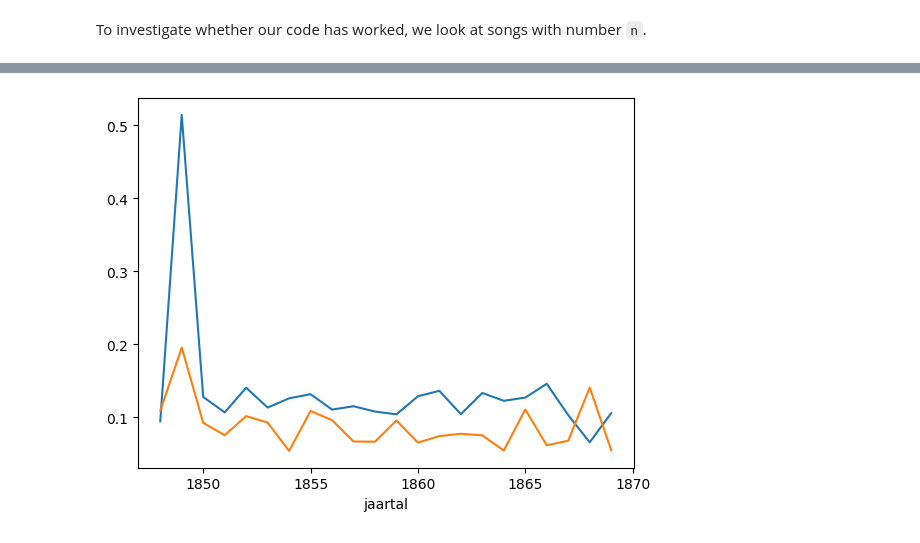
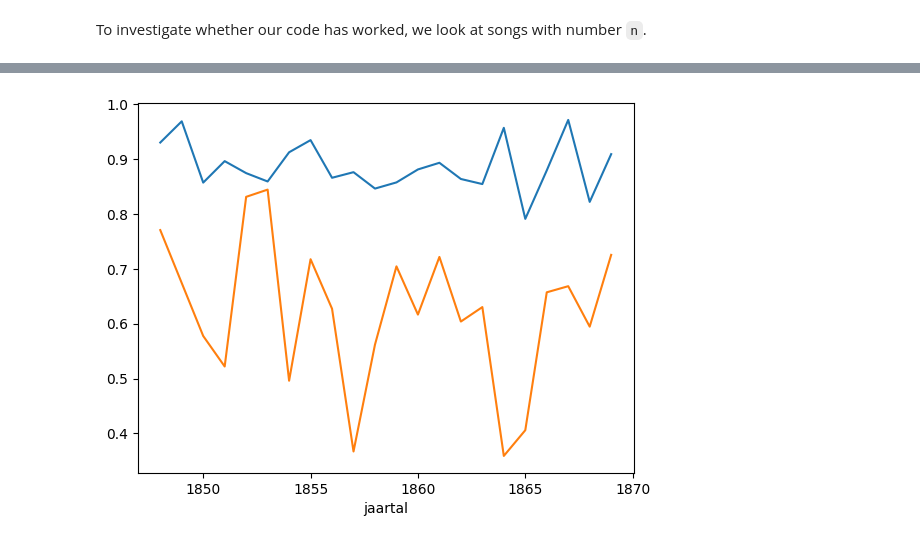
Before and after one commit to ivozandhuis/tv-liedjes, a Jupyter notebook: analysis.ipynb, the cells around one changed output, grey strips where cells are left out. Saved outputs shown, nothing was run; the diff lists cells and outputs as text; code cells hidden in the pictures.

Commit message:
Data corrections and completion analysis

```diff
--- a/analysis.ipynb
+++ b/analysis.ipynb
@@ -131,7 +130,7 @@ liedjes             = getlistOfTexts(liedjesFilenames)   # results into list of
 lemmatizedLiedjes   = lemmatize(liedjes, select = False) # results into list of lists of words
 
 replaceDict = {"koster":"coster", "costers":"coster", "kosters":"coster", "vreugd":"vreugde", "blijd":"blijde"}
-removeList  = ["deez", "zoo", "hoezee", "tra", "la", "li", "eene", "gaan", "komen", "laten", "weer", "vinden", "uw", "staan", "waarmee", "immer", "t", "d", "wijze"]
+removeList  = ["ha", "deez", "zoo", "hoezee", "tra", "la", "li", "eene", "gaan", "komen", "laten", "weer", "vinden", "uw", "staan", "waarmee", "immer", "t", "d", "wijze", "hurah"]
 
 preprocessedLiedjes = preprocess(lemmatizedLiedjes, replaceDict, removeList) # list of strings
 # %% [markdown]
@@ -296,0 +242,7 @@ model = Top2Vec(preprocessedLiedjesList)
+# %%
+joinedLiedjes = []
+for liedje in lemmatizedLiedjes:
+    joinedLiedje = " ".join(liedje)
+    joinedLiedjes.append(joinedLiedje)
+
+model = Top2Vec(preprocessedLiedjes)
@@ -337,16 +295,14 @@ model.get_documents_topics([n])
        dtype=float32))
 # %%
-liedjesDataframe = pd.read_csv("../../data/liedjes/liedjes.csv")
-
-doc_ids = list(range(0, 728))
+doc_ids = list(range(0, 729))
 topics, topic_scores, topic_words, words_score = model.get_documents_topics(doc_ids)
 
-liedjesDataframe['topic'] = topics
-liedjesDataframe['topic_score'] = topic_scores
+liedjesDF['topic'] = topics
+liedjesDF['topic_score'] = topic_scores
 # %%
 for topic in topic_nums:
-    df = liedjesDataframe.loc[liedjesDataframe.topic == topic]
+    df = liedjesDF.loc[liedjesDF.topic == topic]
     dfAvg = df.groupby('jaartal').mean('topic_score')
     dfAvg['topic_score'].plot()
 # %% [output]
-[figure, old version]
+[figure, new version]
```
Also changed, not shown: parts of 43 cells of this notebook, 13 other files.
